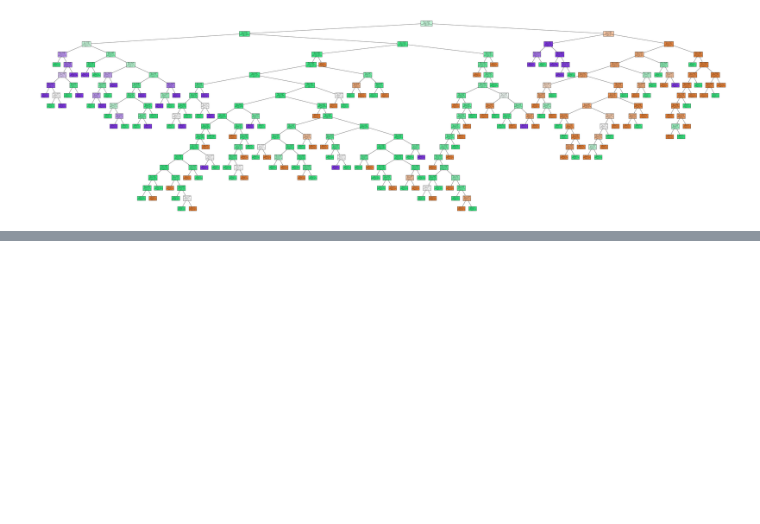
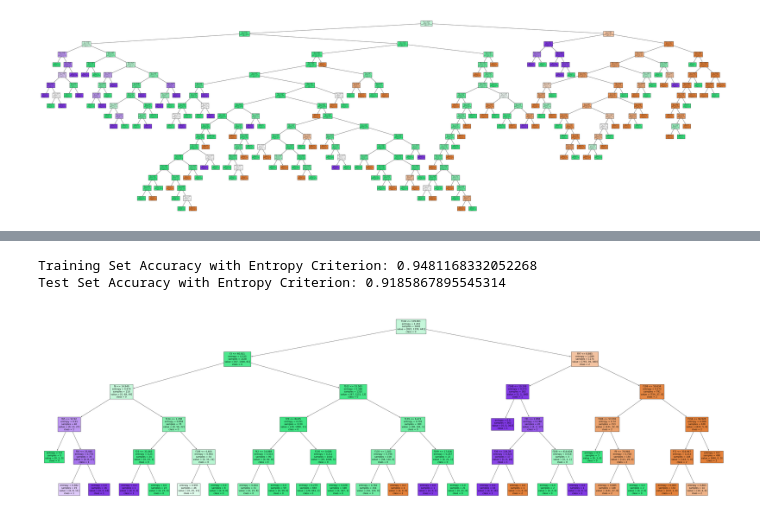
Before and after one commit to gnani43/mlassignment, a Jupyter notebook: lab4.ipynb, the cells around one changed output, grey strips where cells are left out. Drawn from its saved outputs; the diff is of its cells as text; code cells hidden in the pictures; blank space fills up the shorter version.

```diff
--- a/lab4.ipynb
+++ b/lab4.ipynb
@@ -191,0 +178,18 @@ Test Set Accuracy with Max Depth Constraint: 0.9247311827956989
+# %%
+model = DecisionTreeClassifier(criterion="entropy", max_depth=5)
+
+model.fit(Tr_X, Tr_y)
+
+train_accuracy = model.score(Tr_X, Tr_y)
+print("Training Set Accuracy with Entropy Criterion:", train_accuracy)
+
+test_accuracy = model.score(Te_X, Te_y)
+print("Test Set Accuracy with Entropy Criterion:", test_accuracy)
+
+plt.figure(figsize=(70, 20))
+plot_tree(model, filled=True, feature_names=X.columns.tolist(), class_names=class_names.tolist())
+plt.show()
+# %% [output]
+Training Set Accuracy with Entropy Criterion: 0.9481168332052268
+Test Set Accuracy with Entropy Criterion: 0.9185867895545314
+[figure, added]
```
Also changed, not shown: parts of 1 cell of this notebook.
